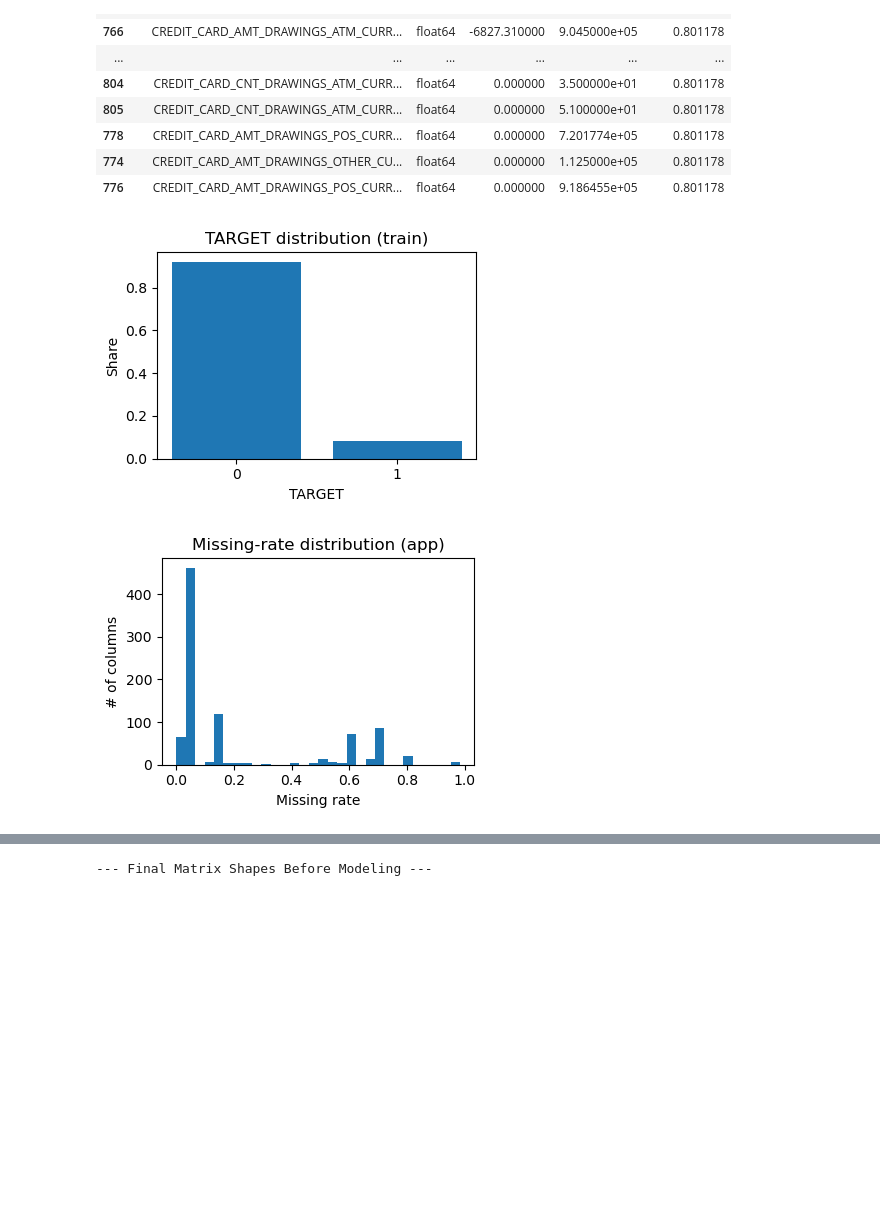
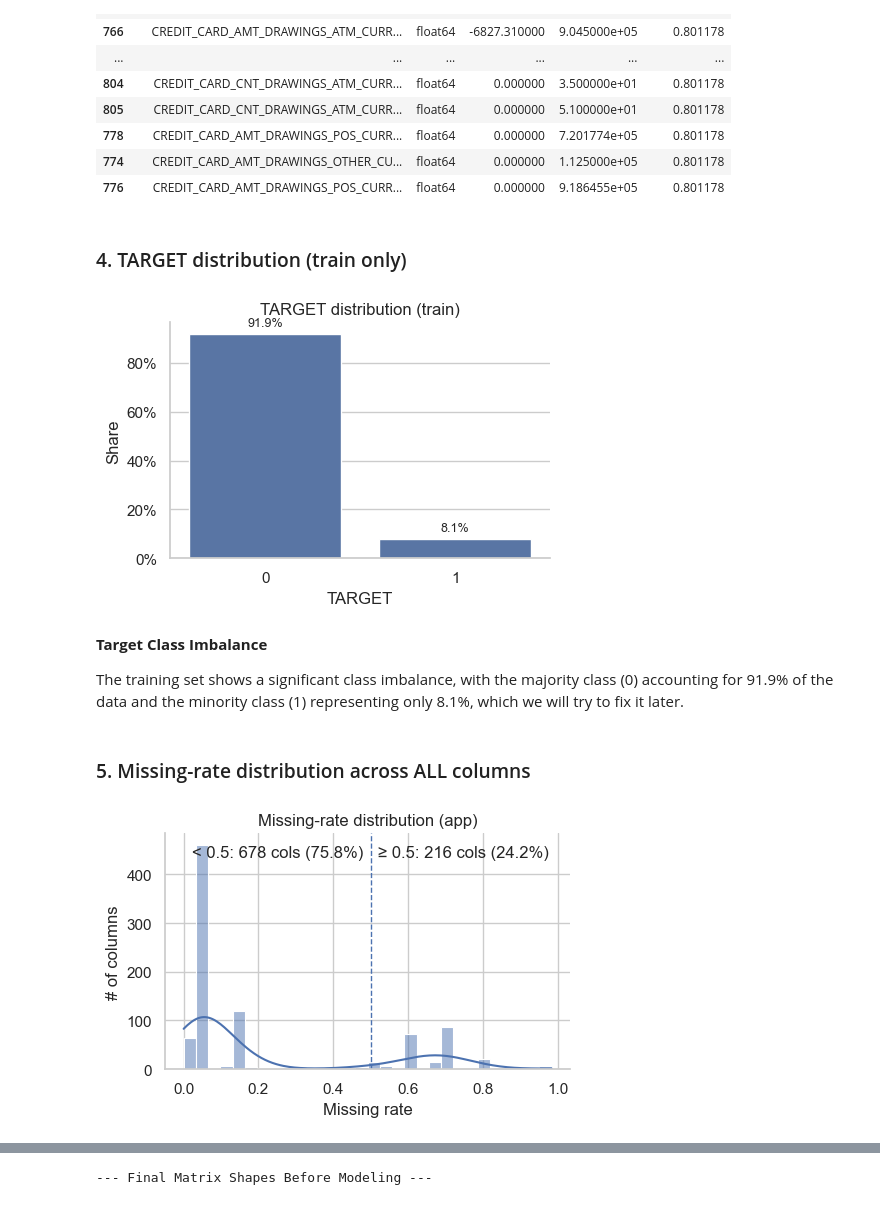
Before and after one commit to olddoorhead/5243Project1, a Jupyter notebook: Project_1.ipynb, the cells around one changed output, grey strips where cells are left out. Drawn from its saved outputs; the diff is of its cells as text; code cells hidden in the pictures; blank space fills up the shorter version.

```diff
--- a/Project_1.ipynb
+++ b/Project_1.ipynb
@@ -581,27 +578,79 @@ No categorical label inconsistencies found. Labels are clean.
 | 778 | CREDIT_CARD_AMT_DRAWINGS_POS_CURR... | float64 | 0.000000 | 7.201774e+05 | 0.801178 |
 | 774 | CREDIT_CARD_AMT_DRAWINGS_OTHER_CU... | float64 | 0.000000 | 1.125000e+05 | 0.801178 |
 | 776 | CREDIT_CARD_AMT_DRAWINGS_POS_CURR... | float64 | 0.000000 | 9.186455e+05 | 0.801178 |
+# %% [markdown]
+### 4. TARGET distribution (train only)
 # %%
-# EDA 1: TARGET distribution (train only)
+
+from matplotlib.ticker import PercentFormatter
 y = train_joined["TARGET"].value_counts(normalize=True).sort_index()
-plt.figure(figsize=(4,3))
-plt.bar(y.index.astype(int).astype(str), y.values)
-plt.xlabel("TARGET")
-plt.ylabel("Share")
-plt.title("TARGET distribution (train)")
+sns.set_theme(style="whitegrid", context="notebook")
+
+plt.figure(figsize=(4.8, 3.4))
+ax = sns.barplot(
+    x=y.index.astype(int).astype(str),
+    y=y.values,
+    edgecolor="white"
+)
+
+ax.set_xlabel("TARGET")
+ax.set_ylabel("Share")
+ax.set_title("TARGET distribution (train)")
+ax.yaxis.set_major_formatter(PercentFormatter(1.0))  # 0-1 -> %
+for p in ax.patches:
+    ax.annotate(f"{p.get_height():.1%}",
+                (p.get_x() + p.get_width()/2, p.get_height()),
+                ha="center", va="bottom", fontsize=9, xytext=(0, 3),
+                textcoords="offset points")
+sns.despine()
 plt.tight_layout()
 plt.show()
 # %% [output]
-[figure, old version]
+[figure, new version]
+# %% [markdown]
+**Target Class Imbalance**
+
+The training set shows a significant class imbalance, with the majority class (0) accounting for 91.9% of the data and the minority class (1) representing only 8.1%, which we will try to fix it later.
+# %% [markdown]
+### 5. Missing-rate distribution across ALL columns
 # %%
-# EDA 2: Missing-rate distribution across ALL columns (app = train+test)
+
+thr = 0.5
+
 miss_rate = app.isna().mean()
-plt.figure(figsize=(4,3))
-plt.hist(miss_rate.values, bins=30)
-plt.xlabel("Missing rate")
-plt.ylabel("# of columns")
-plt.title("Missing-rate distribution (app)")
+sns.set_theme(style="whitegrid", context="notebook")
+
+plt.figure(figsize=(5, 3.4))
+ax = sns.histplot(
+    miss_rate,
+    bins=30,
+    kde=True,
+    stat="count",
+    edgecolor="white",
+    linewidth=0.8
+)
+
+# compute share on each side of threshold
+n_total = miss_rate.shape[0]
+n_left = (miss_rate < thr).sum()
+n_right = (miss_rate >= thr).sum()
+p_left = n_left / n_total
+p_right = n_right / n_total
+
+ax.set_xlabel("Missing rate")
+ax.set_ylabel("# of columns")
+ax.axvline(thr, linestyle="--", linewidth=1)
+ax.set_title("Missing-rate distribution (app)")
+
+# annotate shares (left vs right of dashed line)
+ymax = ax.get_ylim()[1]
+ax.text(thr - 0.02, ymax * 0.95, f"< {thr}: {n_left} cols ({p_left:.1%})",
+        ha="right", va="top")
+ax.text(thr + 0.02, ymax * 0.95, f"≥ {thr}: {n_right} cols ({p_right:.1%})",
+        ha="left", va="top")
+
+sns.despine()
 plt.tight_layout()
 plt.show()
 # %% [output]
-[figure, old version]
+[figure, new version]
```
Also changed, not shown: parts of 40 cells of this notebook, 32 other files.
